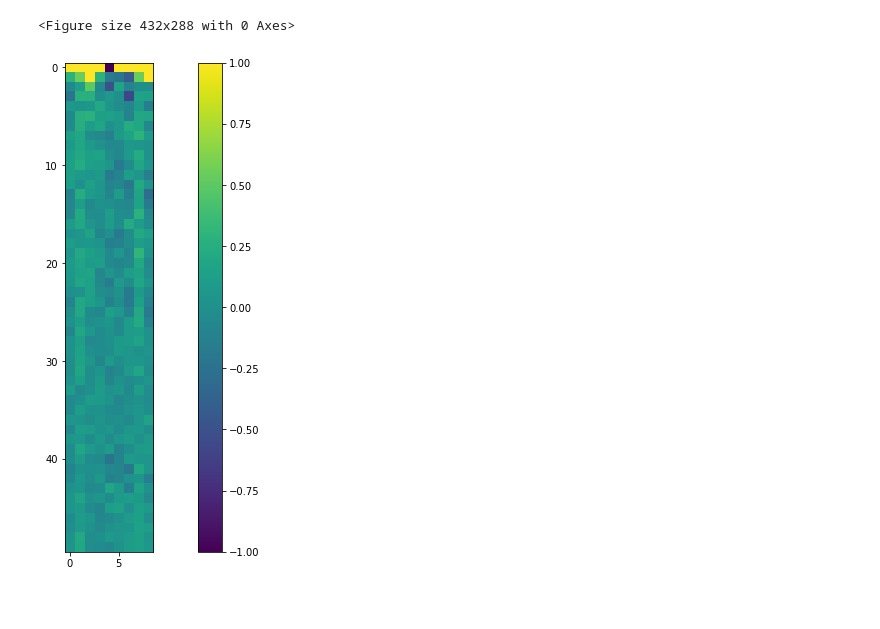
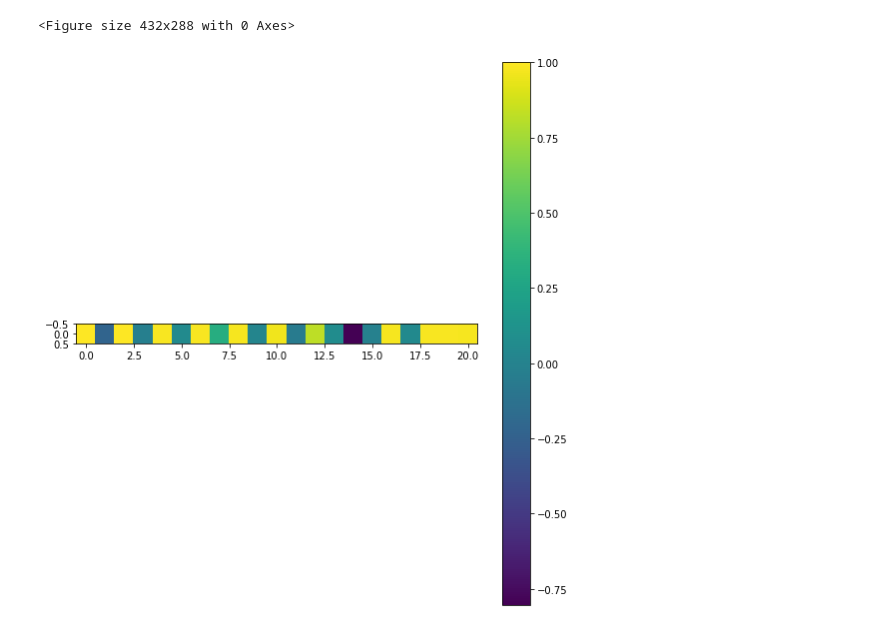
Before and after one commit to Zhelun-Li/Z2_simulation, a Jupyter notebook: Z2_confinement_simulation.ipynb, the cells around one changed output. Cells and saved outputs as stored; diff of their text form; code cells hidden in the pictures.

```diff
--- a/Z2_confinement_simulation.ipynb
+++ b/Z2_confinement_simulation.ipynb
@@ -158,0 +192,23 @@ results_list_2=np.array(results_list_2)
+# %%
+from qiskit_aer.noise import NoiseModel
+from qiskit_ibm_runtime import QiskitRuntimeService, Options, Session, Estimator
+from qiskit.providers.fake_provider import FakeManila
+
+backend_realDevice=service.get_backend('ibmq_kolkata')
+
+noise_model = NoiseModel.from_backend(backend_realDevice)
+
+simulator = service.get_backend('ibmq_qasm_simulator')
+simulator.set_options(noise_model=noise_model)
+
+simulator_noNoise = service.get_backend('ibmq_qasm_simulator')
+# %%
+# Set options to include the noise model with error mitigation
+options0= Options(resilience_level=0)
+options1= Options(resilience_level=1)
+#options.optimization_level = 0 # no optimization
+#options.resilience_level = 0 # M3 for Sampler and T-REx for Estimator
+# %%
+nEvents=1
+nShots=2**14
+print(nShots)
@@ -158,0 +217,8 @@ results_list_2=np.array(results_list_2)
+# %%
+circuit = getTrotterCircuit(n_qubits,J,nTrotter=13,fFactor=0.2,dtFactor=dtFactor)
+
+with Session(service=service, backend=simulator) as session:
+    estimator = Estimator(session=session,options=options0)
+    job=estimator.run(circuits=[circuit]*len(observable_list),
+                                        observables=observable_list,shots=nShots)
+    print("finished")
@@ -159,10 +235,12 @@ results_list_2=np.array(results_list_2)
 # %%
+plt.figure(1)
+plt.figure(figsize=(9,10))
+results=np.array(job.result().values)
+v=[results]
+plt.imshow(v, interpolation='none')
+plt.colorbar()
 
-plt.figure(1)
-plt.figure(figsize=(16,9))
-plt.imshow(results_list_2, interpolation='none')
-plt.colorbar()
 plt.show()
 # %% [output]
 <Figure size 432x288 with 0 Axes>
-[figure, old version]
+[figure, new version]
```
Also changed, not shown: parts of 18 cells of this notebook.
